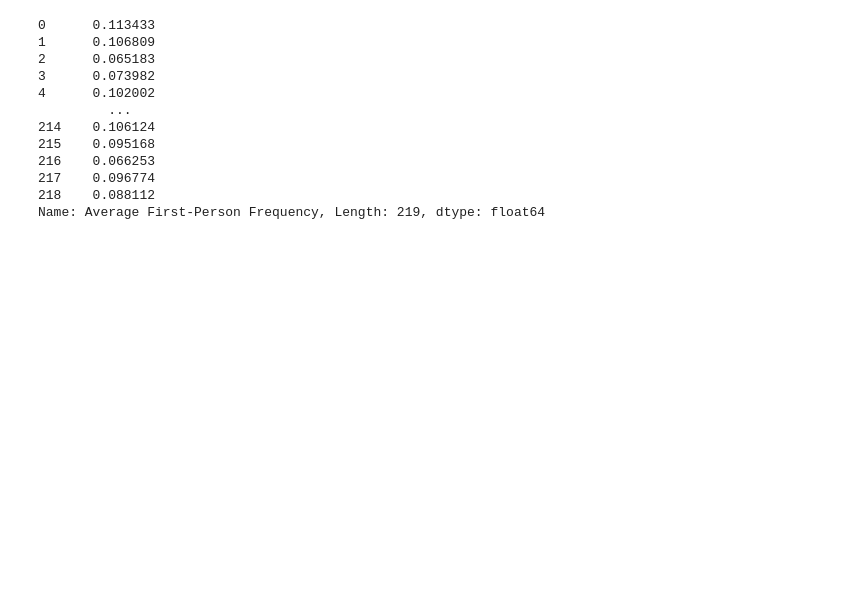
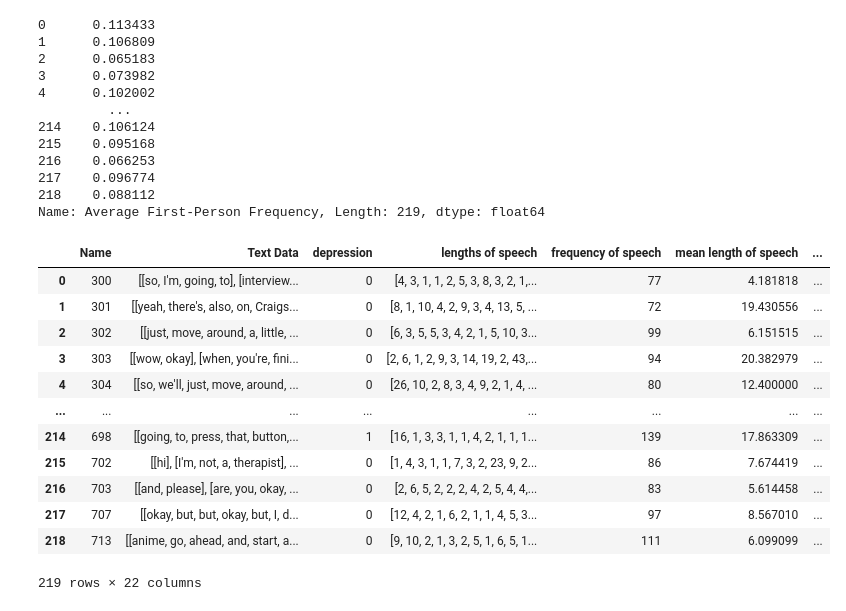
Before and after one commit to sochinghong/SU_project, a Jupyter notebook: EDA_NLP_Katja.ipynb, the cells around one changed output. Cells and saved outputs as stored; diff of their text form; code cells hidden in the pictures; blank space fills up the shorter version.

Commit message:
dataframe for classification

```diff
--- a/EDA_NLP_Katja.ipynb
+++ b/EDA_NLP_Katja.ipynb
@@ -1028,3 +1028,19 @@ print(df_with_fp_avg['Average First-Person Frequency'])
 217    0.096774
 218    0.088112
 Name: Average First-Person Frequency, Length: 219, dtype: float64
+# %%
+df_with_fp_avg
+# %% [output]
+|  | Name | Text Data | depression | lengths of speech | frequency of speech | mean length of speech | ... |
+| 0 | 300 | [[so, I'm, going, to], [interview... | 0 | [4, 3, 1, 1, 2, 5, 3, 8, 3, 2, 1,... | 77 | 4.181818 | ... |
+| 1 | 301 | [[yeah, there's, also, on, Craigs... | 0 | [8, 1, 10, 4, 2, 9, 3, 4, 13, 5, ... | 72 | 19.430556 | ... |
+| 2 | 302 | [[just, move, around, a, little, ... | 0 | [6, 3, 5, 5, 3, 4, 2, 1, 5, 10, 3... | 99 | 6.151515 | ... |
+| 3 | 303 | [[wow, okay], [when, you're, fini... | 0 | [2, 6, 1, 2, 9, 3, 14, 19, 2, 43,... | 94 | 20.382979 | ... |
+| 4 | 304 | [[so, we'll, just, move, around, ... | 0 | [26, 10, 2, 8, 3, 4, 9, 2, 1, 4, ... | 80 | 12.400000 | ... |
+| ... | ... | ... | ... | ... | ... | ... | ... |
+| 214 | 698 | [[going, to, press, that, button,... | 1 | [16, 1, 3, 3, 1, 1, 4, 2, 1, 1, 1... | 139 | 17.863309 | ... |
+| 215 | 702 | [[hi], [I'm, not, a, therapist], ... | 0 | [1, 4, 3, 1, 1, 7, 3, 2, 23, 9, 2... | 86 | 7.674419 | ... |
+| 216 | 703 | [[and, please], [are, you, okay, ... | 0 | [2, 6, 5, 2, 2, 2, 4, 2, 5, 4, 4,... | 83 | 5.614458 | ... |
+| 217 | 707 | [[okay, but, but, okay, but, I, d... | 0 | [12, 4, 2, 1, 6, 2, 1, 1, 4, 5, 3... | 97 | 8.567010 | ... |
+| 218 | 713 | [[anime, go, ahead, and, start, a... | 0 | [9, 10, 2, 1, 3, 2, 5, 1, 6, 5, 1... | 111 | 6.099099 | ... |
+219 rows × 22 columns
```
Also changed, not shown: parts of 17 cells of this notebook, 2 other files.
